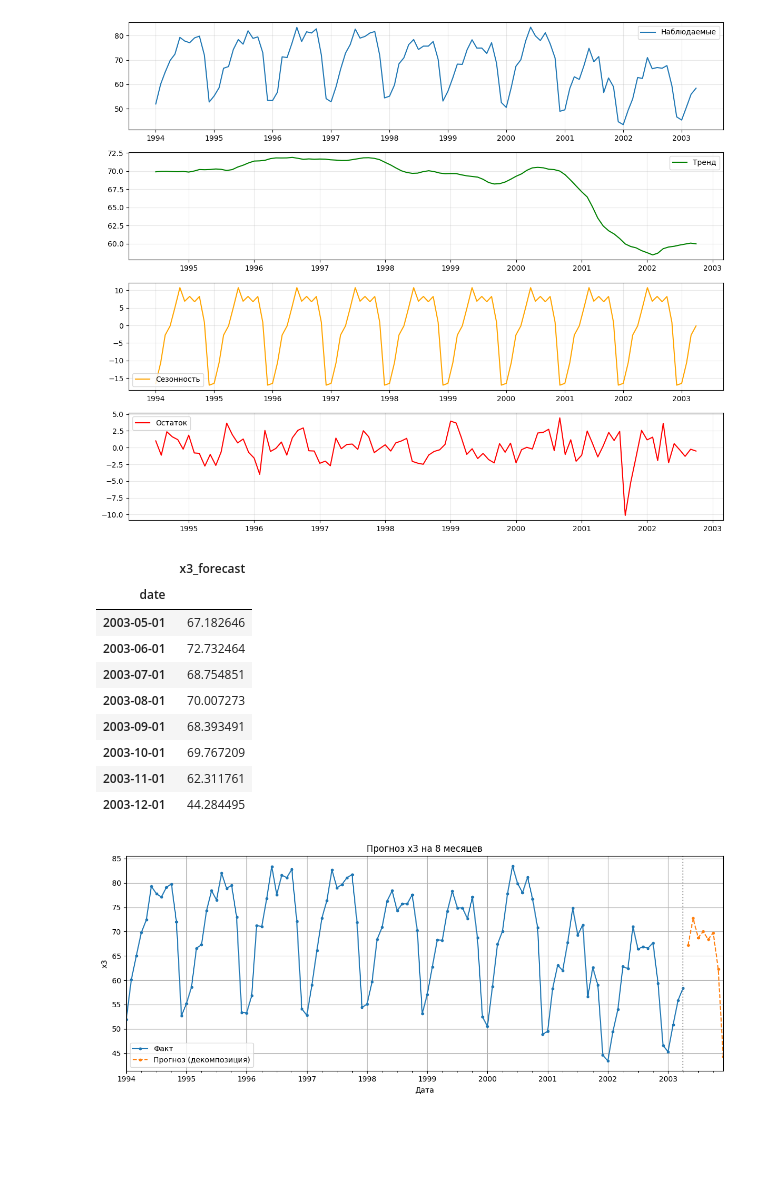
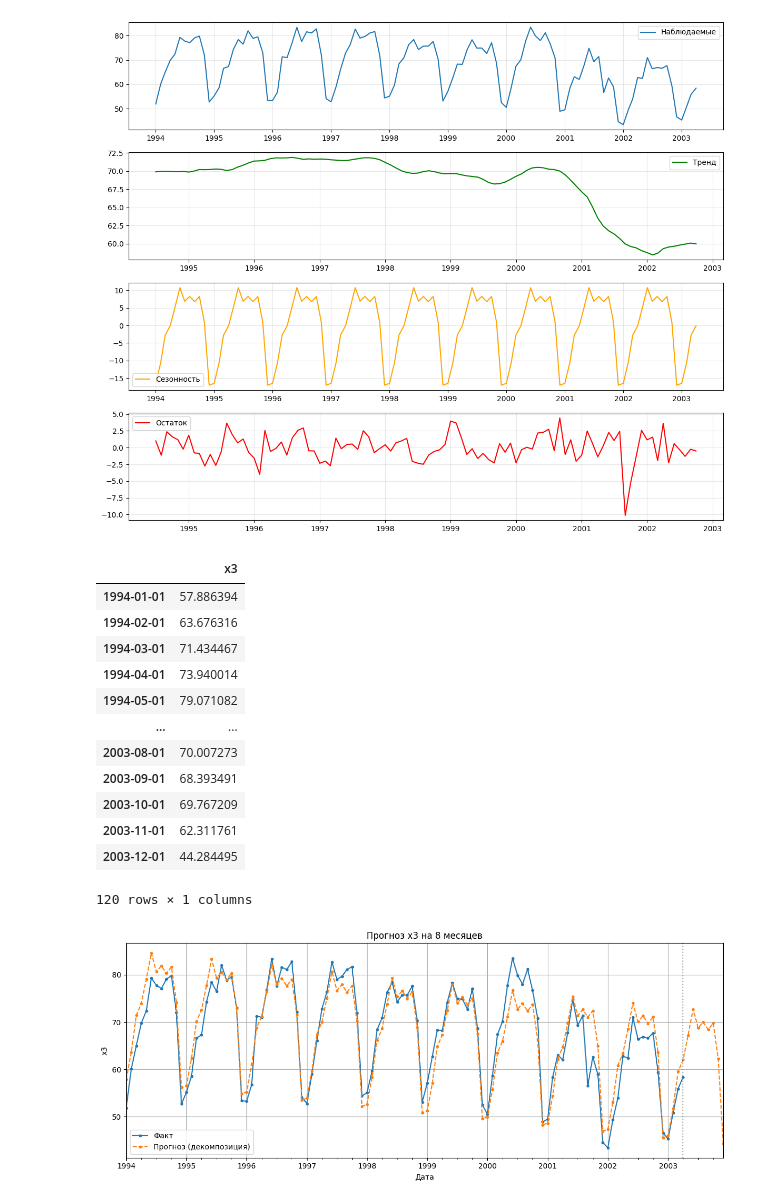
Before and after one commit to mshsvnv/ITMO_data_analysis, a Jupyter notebook: sem_02/lab_03/main.ipynb, the cells around one changed output. Cells and saved outputs as stored; diff of their text form; code cells hidden in the pictures; blank space fills up the shorter version.

```diff
--- a/sem_02/lab_03/main.ipynb
+++ b/sem_02/lab_03/main.ipynb
@@ -112,6 +114,9 @@ coef = np.polyfit(x[mask], trend.values[mask], 1)
 x_future = np.arange(len(y), len(y) + h)
 trend_future = np.polyval(coef, x_future)
 
+# тренд на основной период
+trend_past = np.polyval(coef, x)
+
 # сезонность: усредняем сезонную компоненту по месяцам года
 seasonal_by_month = result.seasonal.groupby(result.seasonal.index.month).mean()
 
@@ -122,46 +127,60 @@ future_index = pd.date_range(
 )
 seasonal_future = future_index.month.map(seasonal_by_month).to_numpy()
 
+# сезонность на основной период (оригинальная)
+seasonal_past = result.seasonal.values
+
 # прогноз = тренд + сезонность
 y_forecast = trend_future + seasonal_future
+y_past = trend_past + seasonal_past
 
-forecast_df = pd.DataFrame({
-    'x3_forecast': y_forecast,
-}, index = future_index)
-forecast_df.index.name = 'date'
-forecast_df
+# объединяем прошлый и будущий прогноз в один ряд
+y_all_forecast = np.concatenate([y_past, y_forecast])
+
+# создаем индекс для всего периода (прошлое + будущее)
+all_index = y.index.union(future_index)
+
+# итоговый DataFrame
+forecast_dec = pd.DataFrame({
+    'x3': y_all_forecast
+}, index = all_index)
+
+forecast_dec
 # %% [output]
-|  | x3_forecast |
-| date |  |
-| 2003-05-01 | 67.182646 |
-| 2003-06-01 | 72.732464 |
-| 2003-07-01 | 68.754851 |
+|  | x3 |
+| 1994-01-01 | 57.886394 |
+| 1994-02-01 | 63.676316 |
+| 1994-03-01 | 71.434467 |
+| 1994-04-01 | 73.940014 |
+| 1994-05-01 | 79.071082 |
+| ... | ... |
 | 2003-08-01 | 70.007273 |
 | 2003-09-01 | 68.393491 |
 | 2003-10-01 | 69.767209 |
 | 2003-11-01 | 62.311761 |
 | 2003-12-01 | 44.284495 |
+120 rows × 1 columns
 # %%
 # визуализация прогноза
 fig, ax = plt.subplots(figsize = (12, 5))
 
 y.plot(ax = ax, label = 'Факт', grid = True, linewidth = 1.5, marker = 'o', markersize = 3)
-forecast_df['x3_forecast'].plot(
+forecast_dec['x3'].plot(
     ax = ax,
     label = 'Прогноз (декомпозиция)',
     linewidth = 1.5,
     linestyle = '--',
     marker = 'o',
     markersize = 3,
     grid = True,
 )
 
 ax.axvline(y.index.max(), color='gray', linestyle=':', alpha=0.7)
 ax.set_title('Прогноз x3 на 8 месяцев')
 ax.set_xlabel('Дата')
 ax.set_ylabel('x3')
 ax.legend()
 plt.tight_layout()
 plt.show()
 # %% [output]
-[figure, old version]
+[figure, new version]
```
Also changed, not shown: parts of 7 cells of this notebook.
